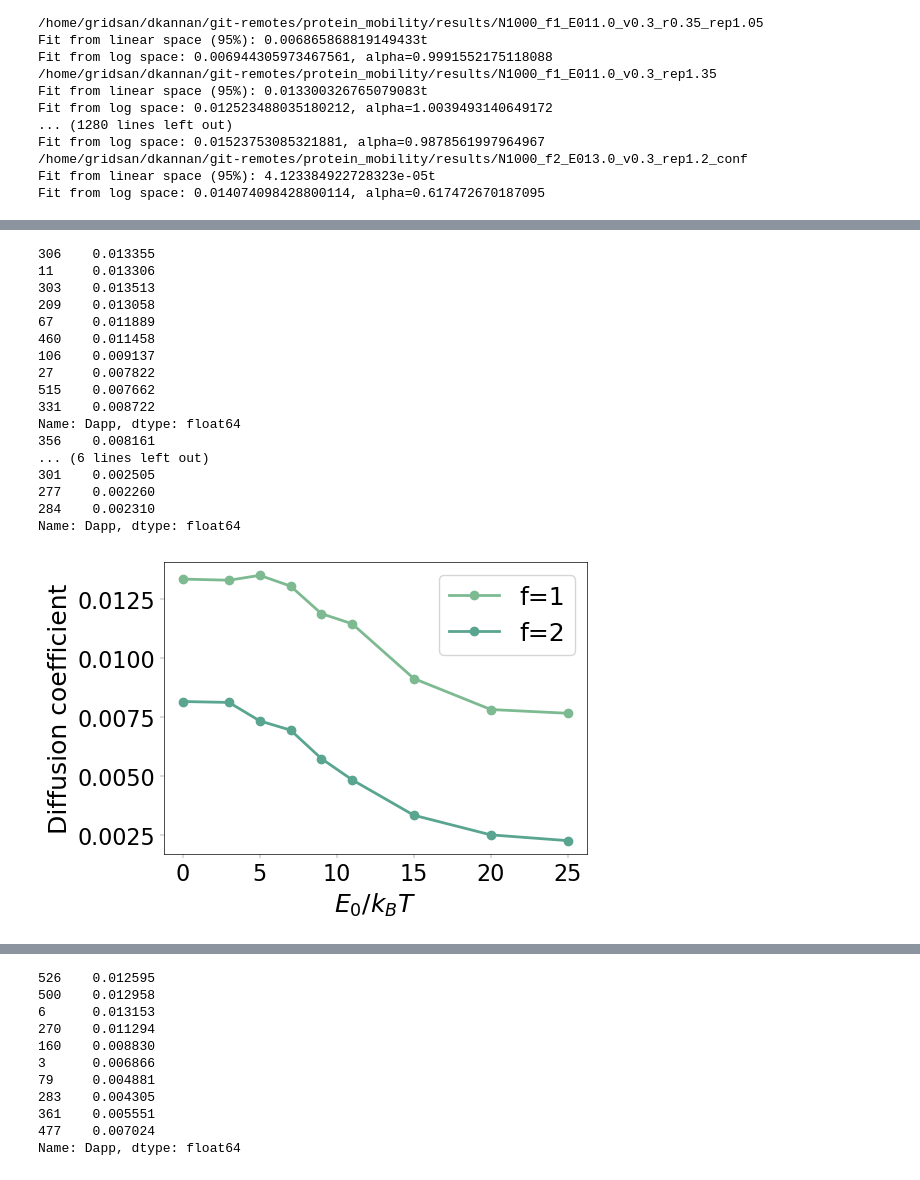
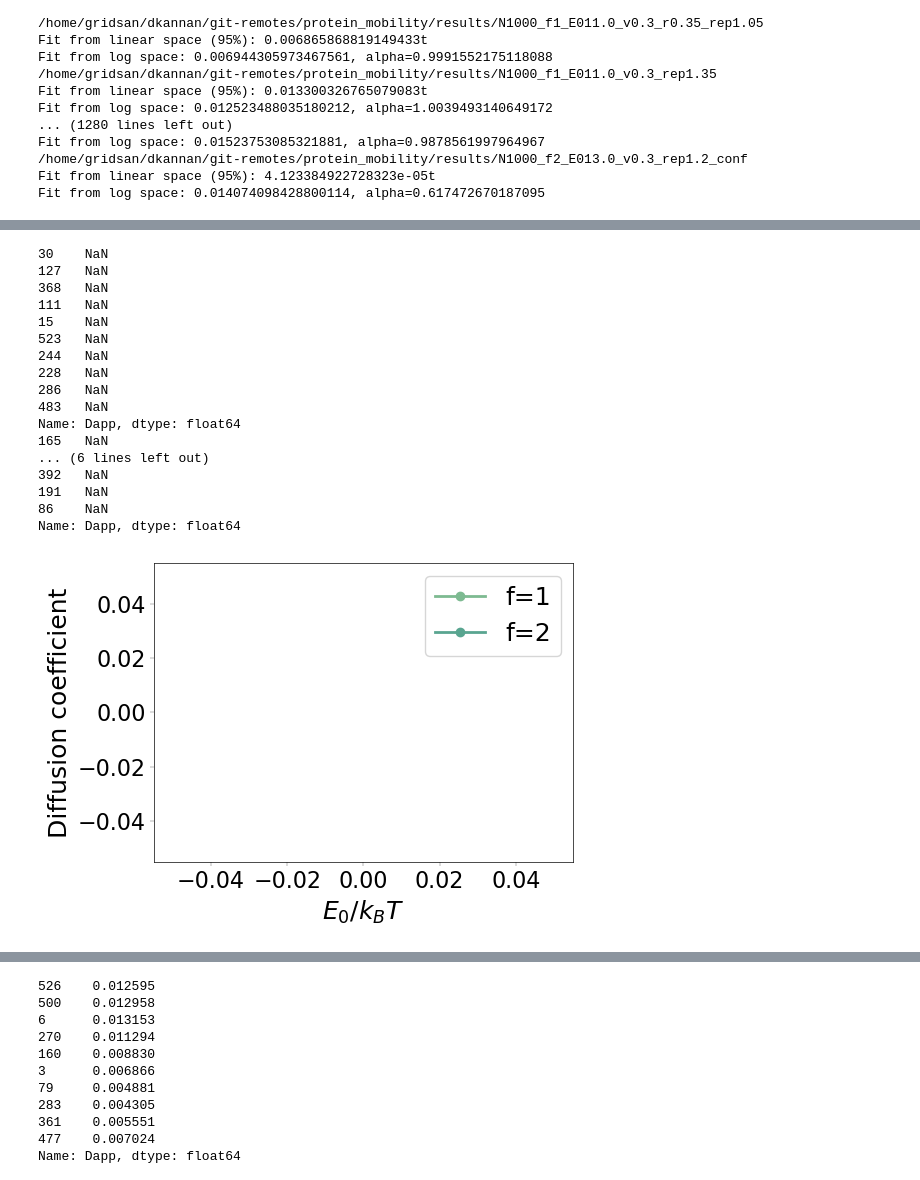
Before and after one commit to kannandeepti/protein_mobility, a Jupyter notebook: notebooks/mobility_analysis.ipynb, the cells around one changed output, grey strips where cells are left out. Cells and saved outputs as stored; diff of their text form; code cells hidden in the pictures.

```diff
--- a/notebooks/mobility_analysis.ipynb
+++ b/notebooks/mobility_analysis.ipynb
@@ -515,11 +583,11 @@ gs = GridSpec(nrows=num_rows, ncols=num_cols,
                   width_ratios=[100]*num_cols)
 
 i=0
-E0s = [3.0, 4.0, 5.0, 6.0, 7.0]
-timestep = 70
+E0s = [0.0, 5.0, 9.0, 15.0, 25.0]
+timestep = 100
 
 for E0 in E0s:
-    path = simdir / f'N1000_f6_E0{E0}_v0.3'
+    path = simdir / f'N1000_f2_E0{E0}_v0.3_r0.35_rep1.1'
     start_files = np.array([file for file in path.glob('time_ave_msd*start*.csv')])
     start_times = np.array([int(str(file.name).split('_')[-1].split('.')[0][5:]) for file in start_files])
     start_files = start_files[np.argsort(start_times)]
@@ -533,18 +601,20 @@ for E0 in E0s:
     ax = fig.add_subplot(gs[x, y])
     for j, file in enumerate(start_files):
         msd_df = pd.read_csv(file)
-        ax.plot(msd_df['Time'].values[1:], msd_df['MSD'].values[1:],
-                    color=colors[j], label=f"start={start_times[j]}")
+        print(msd_df['Time'][msd_df['Time'] <= 2000*2000*100])
+        if start_times[j] < 2000:
+            ax.plot(msd_df['Time'].values[msd_df['Time'] <= (2000 - start_times[j])*2000*100], msd_df['MSD'].values[msd_df['Time'] <= (2000 - start_times[j])*2000*100],
+                        color=colors[j], label=f"start={start_times[j]}")
     ax.set_xlabel('Time')
     ax.set_ylabel('MSD')
-    ax.set_xscale('log')
-    ax.set_yscale('log')
+    #ax.set_xscale('log')
+    #ax.set_yscale('log')
     if i == 0:
         ax.legend()
     ax.set_title(f"$E_0={E0}$", fontsize=14)
     i += 1
 
-fig.suptitle(r"Varying MSD start time for $f=6$, varying $E_0$", fontweight='bold')
+fig.suptitle(r"Varying MSD start time for $f=1$, $r_{rep}=1.1$, $r_{attr}=0.35$, varying $E_0$", fontweight='bold')
 fig.tight_layout()
-plt.savefig('plots/time_averaged_MSD_varyingE0_f6_varying_starts.pdf')
+plt.savefig('plots/time_averaged_MSD_varyingE0_f2_r0.35_rep1.1_varying_starts.pdf')
 # %% [output]
@@ -691,6 +774,16 @@ for path in path_df['path'].values:
             print(f"Fit from log space: {10**log_result.intercept}, alpha={log_result.slope}")
         Dapps.append(result.slope)
         alphas.append(log_result.slope)
+    elif (path/'time_ave_msd_every_other_10_start10000.csv').is_file():
+        msd_df = pd.read_csv(path/'time_ave_msd_every_other_10_start10000.csv')
+        result = sp.stats.linregress(msd_df['Time'].values[1:], msd_df['MSD'].values[1:])
+        log_result = sp.stats.linregress(np.log10(msd_df['Time'].values[1:]), np.log10(msd_df['MSD'].values[1:]))
+        if 'rep' in path.name:
+            print(path)
+            print(f"Fit from linear space (95%): {result.slope}t")
+            print(f"Fit from log space: {10**log_result.intercept}, alpha={log_result.slope}")
+        Dapps.append(result.slope)
+        alphas.append(log_result.slope)
     else:
         Dapps.append(np.nan)
         alphas.append(np.nan)
@@ -733,10 +826,11 @@ path_df
 # %%
-def plot_diffusion(r, repr, PBCbox, path_df):
+def plot_diffusion(r, repr, v, PBCbox, path_df):
     fig, ax = plt.subplots()
     colors = sns.color_palette("crest", 6)
     df = path_df[path_df['PBC']==PBCbox]
     df = df[df["r"]==r]
     df = df[df["rep_r"]==repr]
+    df = df[df["v"]==v]
     i=0
     for f, mat in df.groupby('f'):
         df = mat.sort_values('E0')
@@ -752,25 +846,25 @@ def plot_diffusion(r, repr, PBCbox, path_df):
     ax.set_xlabel('$E_0 / k_B T$')
     ax.set_ylabel('Diffusion coefficient')
     fig.tight_layout()
-    plt.savefig(f'plots/diffusion_coefficient_vs_E0_f1-2_r{r}.pdf')
+    plt.savefig(f'plots/diffusion_coefficient_vs_E0_f1-2_r{r}_rep{repr}_v{v}.pdf')
 # %%
-plot_diffusion(0.35, 1.1, 'True', path_df)
+plot_diffusion(0.35, 1.1, 0.45, 'True', path_df)
 # %% [output]
-306    0.013355
-11     0.013306
-303    0.013513
-209    0.013058
-67     0.011889
-460    0.011458
-106    0.009137
-27     0.007822
-515    0.007662
-331    0.008722
+30    NaN
+127   NaN
+368   NaN
+111   NaN
+15    NaN
+523   NaN
+244   NaN
+228   NaN
+286   NaN
+483   NaN
 Name: Dapp, dtype: float64
-356    0.008161
+165   NaN
 ... (6 lines left out)
-301    0.002505
-277    0.002260
-284    0.002310
+392   NaN
+191   NaN
+86    NaN
 Name: Dapp, dtype: float64
-[figure, old version]
+[figure, new version]
```
Also changed, not shown: parts of 25 cells of this notebook, 9 other files.
